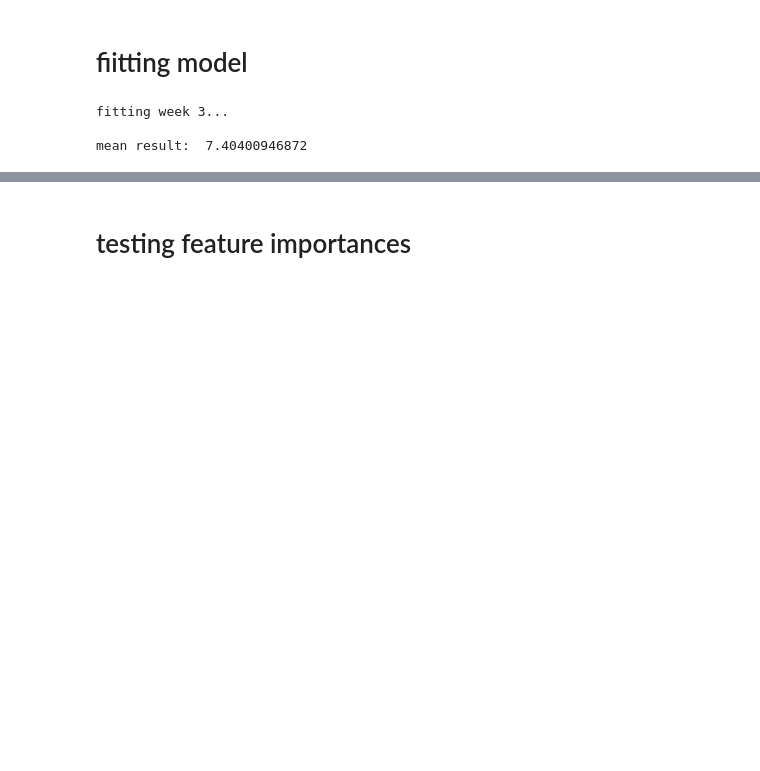
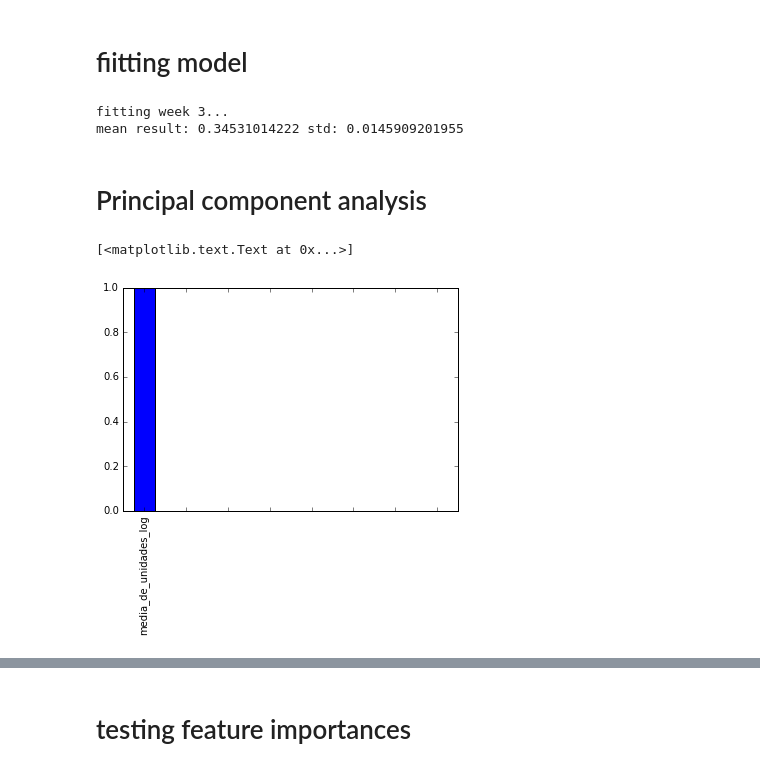
Before and after one commit to seitin/bimbo, a Jupyter notebook: initial_ml.ipynb, the cells around one changed output, grey strips where cells are left out. Cells and saved outputs as stored; diff of their text form; code cells hidden in the pictures; blank space fills up the shorter version.

```diff
--- a/initial_ml.ipynb
+++ b/initial_ml.ipynb
@@ -299,3 +266,12 @@ from sklearn.preprocessing import OneHotEncoder
+# %%
+def rmsle_func(truths, preds):
+    truths = np.asarray(truths)
+    preds = np.asarray(preds)
+
+    n = len(truths)
+    diff = (np.log(preds+1) - np.log(truths+1))**2
+#     print(diff, n, np.sum(diff))
+    return np.sqrt(np.sum(diff)/n)
 # %%
 # rf = ExtraTreesRegressor(n_estimators=50, max_features=1.0,min_samples_split=3,n_jobs=4)
 
@@ -303,21 +279,25 @@ from sklearn.preprocessing import OneHotEncoder
 
 def train(x, y):
     results = []
-    kf = StratifiedKFold(y, n_folds=10, random_state=401)
+    kf = StratifiedKFold(y, n_folds=3, random_state=401)
     for (train, test) in kf:
         rf.fit(x[train], y[train])
         y_pred = rf.predict(x[test])
-        result = mean_squared_error(y[test], y_pred)
-#         print(result)
+        result = rmsle_func(y[test], y_pred)
+#         print("RESULT", result)
         results.append(result)
         print(len(results), end='\r')
     return results
 # %%
 # df.columns
 # %%
-rf = RandomForestRegressor(random_state=401)
+rf = RandomForestRegressor(
+    random_state=401, n_jobs=4,
+                          )
 
-for week in range(3,9):
+for week in range(3,10):
+#     week = 9
+    print('fitting week %s... ' % week,)
 #     df_week = pd.read_csv('input/train_week%s.csv' % week, usecols=['Demanda_uni_equil','Cliente_ID','Agencia_ID','Producto_ID','Ruta_SAK','Canal_ID'])
     for df_week in pd.read_csv('input/train_week%s.csv' % week,
                                usecols=['Demanda_uni_equil','Cliente_ID','Agencia_ID','Producto_ID','Ruta_SAK','Canal_ID'], chunksize=10000):
@@ -325,17 +305,15 @@ for week in range(3,9):
         df = aux[cols+['Demanda_uni_equil']]
         df = pd.get_dummies(df)
 
-        print('fitting week %s... ' % week,)
-        print(' ')
-        # for x in range(10000,df.shape[0]-10000,10000):
         df_partial = df
         x = df_partial.drop(['Demanda_uni_equil'], axis=1).values
         y = df_partial['Demanda_uni_equil'].values
         results = train(x,y)
-        print('mean result: ',np.mean(results))
+#         del df_week, aux, x, y, df_partial
+        print('mean result:',np.mean(results), 'std:',np.std(results))
+#         print(' ')
         break
     break
 # %% [output]
 fitting week 3...
-
-mean result:  7.40400946872
+mean result: 0.34531014222 std: 0.0145909201955
@@ -343,0 +320,11 @@ mean result:  7.40400946872
+# %% [markdown]
+# Principal component analysis
+# %%
+pca = PCA()
+pca.fit(x)
+# pca.explained_variance_ratio_.shape
+ax = pd.Series(pca.explained_variance_ratio_).plot(kind='bar')
+ax.set_xticklabels(cols)
+# %% [output]
+[<matplotlib.text.Text at 0x...>]
+[figure, added]
```
Also changed, not shown: parts of 48 cells of this notebook.
